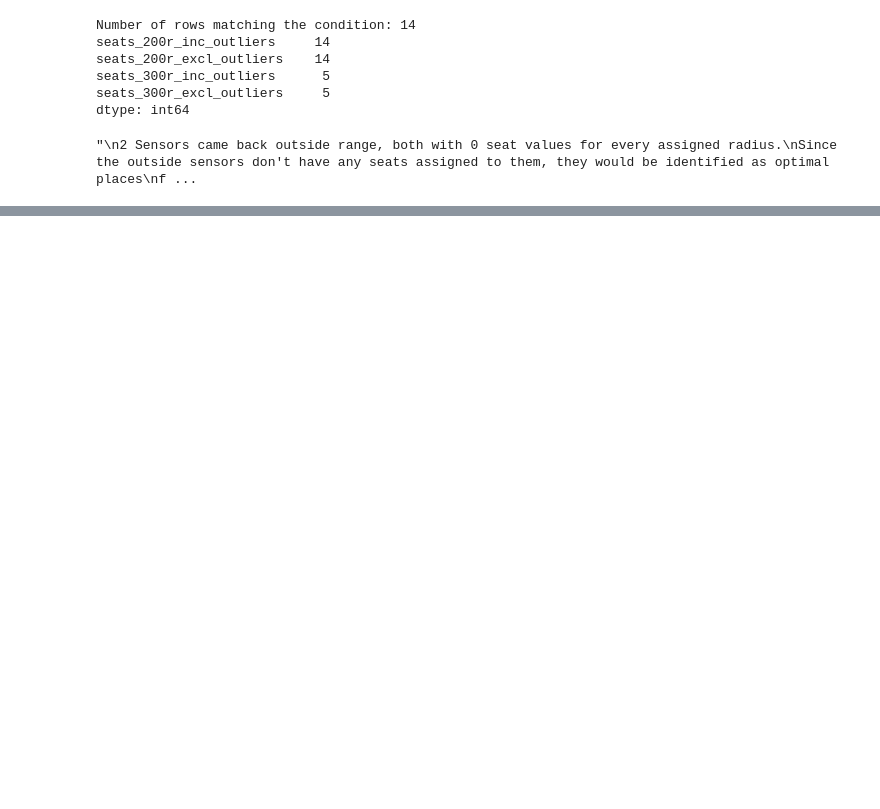
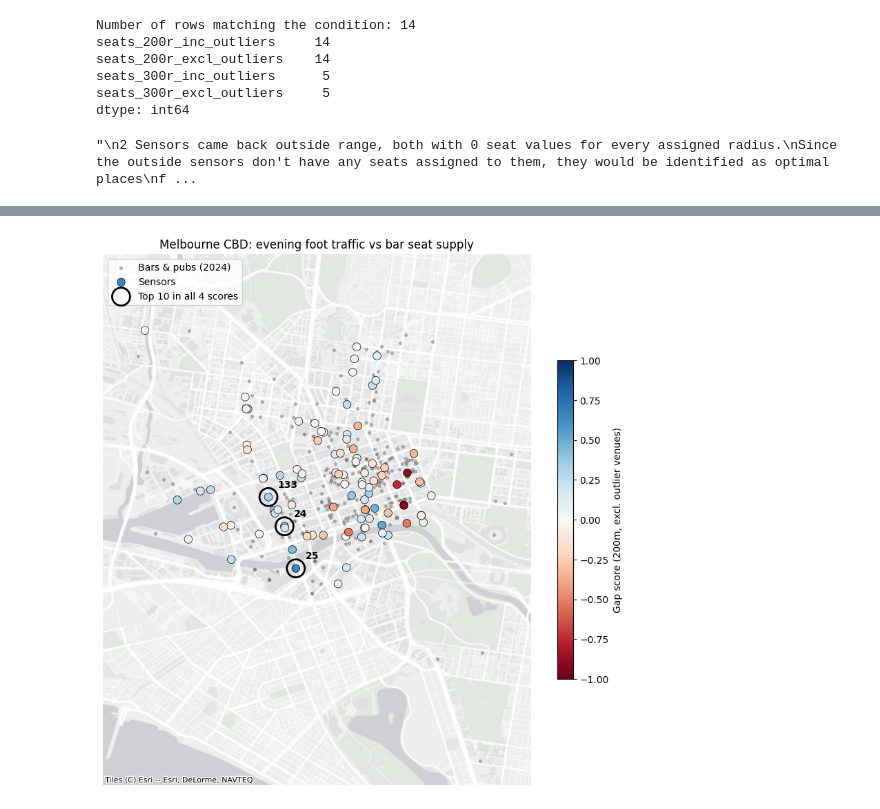
Before and after one commit to jptrainor4-glitch/Data-Analytics, a Jupyter notebook: Bar_Seats_per_sensor.ipynb, the cells around one changed output, grey strips where cells are left out. Drawn from its saved outputs; the diff is of its cells as text; code cells hidden in the pictures; blank space fills up the shorter version.

```diff
--- a/Bar_Seats_per_sensor.ipynb
+++ b/Bar_Seats_per_sensor.ipynb
@@ -268,0 +270,34 @@ The textbook term is construct validity: does your measure (pedestrian count) ac
+# %%
+!pip install -q contextily
+import matplotlib.pyplot as plt
+import contextily as ctx
+
+fig, ax = plt.subplots(figsize=(10, 10))
+
+# Bars as context: small grey dots
+ax.scatter(bar_df['bar_longitude'], bar_df['bar_latitude'],
+           s=8, c='grey', alpha=0.5, label='Bars & pubs (2024)')
+
+# Sensors coloured by gap score (diverging: blue = under-served, red = over-supplied)
+sc = ax.scatter(gap_score['Longitude'], gap_score['Latitude'],
+                c=gap_score['s2excl'], cmap='RdBu', vmin=-1, vmax=1,
+                s=70, edgecolor='black', linewidth=0.5, label='Sensors')
+fig.colorbar(sc, ax=ax, shrink=0.6, label='Gap score (200m, excl. outlier venues)')
+
+# Ring + label the sensors that made the top 10 under all 4 supply versions
+top = gap_score[gap_score['top_10_supply_count'] == 4]
+ax.scatter(top['Longitude'], top['Latitude'], s=350, facecolors='none',
+           edgecolors='black', linewidth=2, label='Top 10 in all 4 scores')
+for _, row in top.iterrows():
+    ax.annotate(str(row['location_id']), (row['Longitude'], row['Latitude']),
+                xytext=(10, 10), textcoords='offset points', fontsize=10, weight='bold')
+
+ctx.add_basemap(ax, crs='EPSG:4326', source=ctx.providers.Esri.WorldGrayCanvas)
+ax.set_title('Melbourne CBD: evening foot traffic vs bar seat supply')
+ax.set_axis_off()
+ax.legend(loc='upper left')
+
+plt.savefig('gap_map.png', dpi=200, bbox_inches='tight')
+plt.show()
+# %% [output]
+[figure, added]
```
Also changed, not shown: parts of 2 cells of this notebook.
